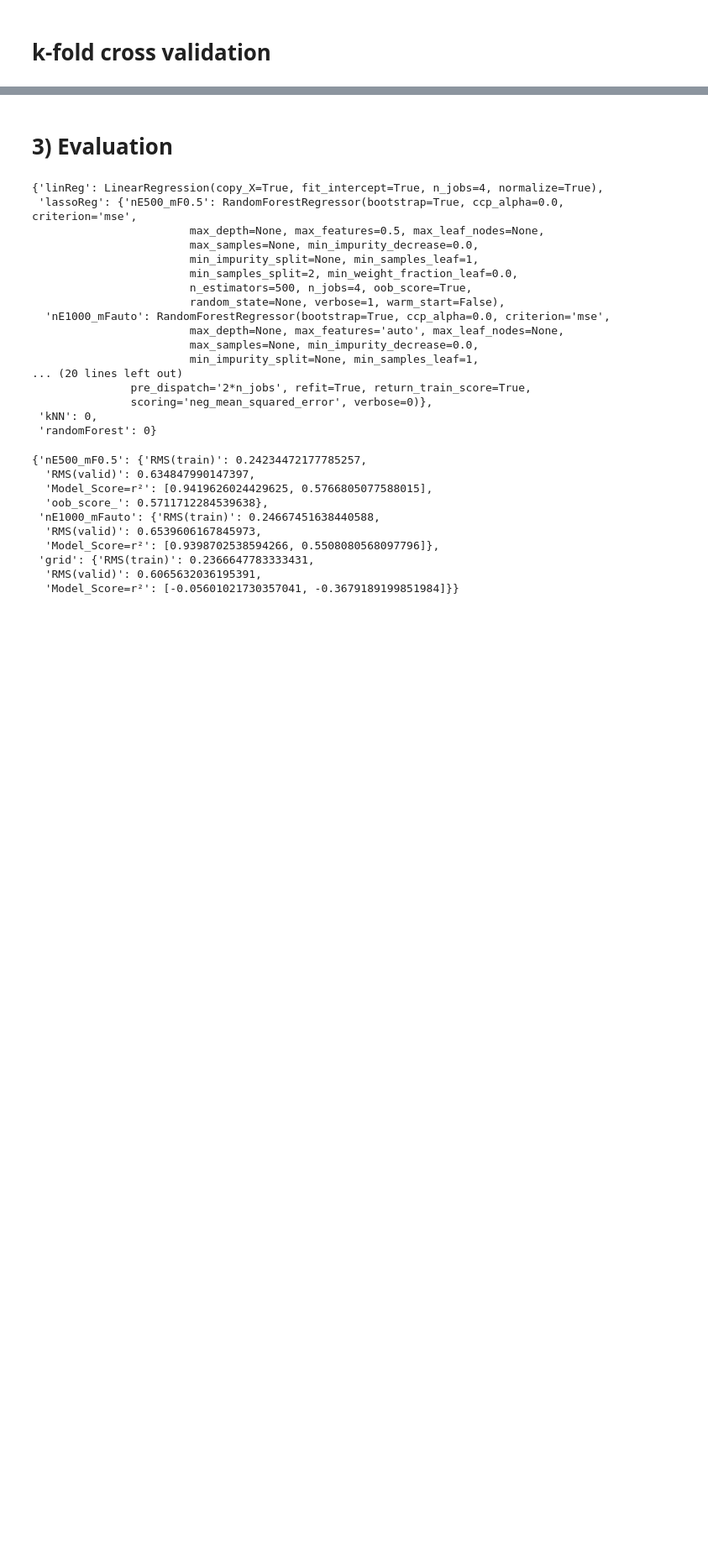
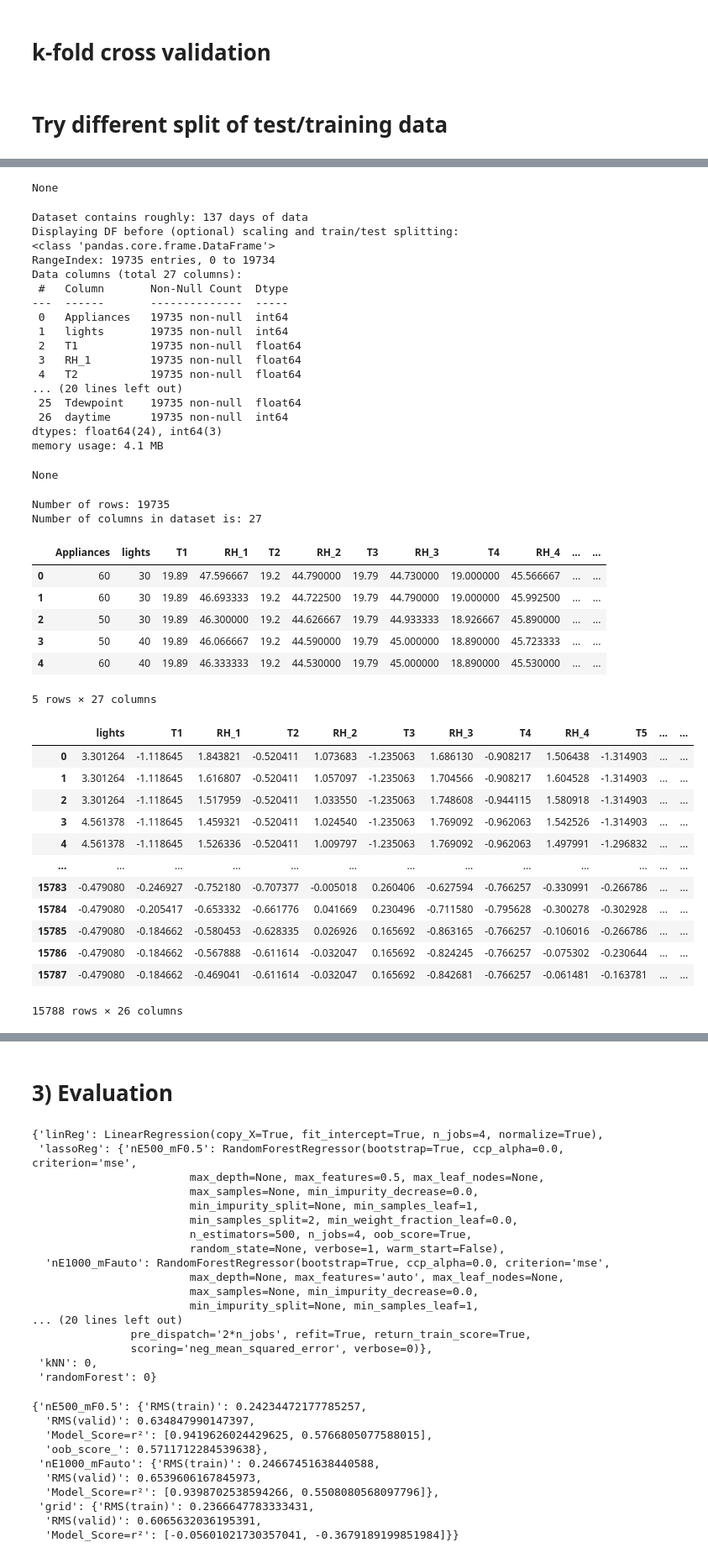
Before and after one commit to GenosW/ml-exercises, a Jupyter notebook: exercise1/energy.ipynb, the cells around one changed output, grey strips where cells are left out. Shown at 84% size. Saved outputs shown, nothing was run; the diff lists cells and outputs as text; code cells hidden in the pictures; blank space fills up the shorter version.

Commit message:
energy complete

```diff
--- a/exercise1/energy.ipynb
+++ b/exercise1/energy.ipynb
@@ -660,7 +634,7 @@ def preprocess_EnergySet(df_raw, split='random', seed=42, train_size=0.8, scale=
         train, test = train_test_split(df,test_size=1-train_size,random_state=seed)
         return train, test
     elif split=='days':
-        train, test = train_test_split(df_raw,test_size=0.2, shuffle=False)
+        train, test = train_test_split(df,test_size=0.2, shuffle=False)
         return train, test
     else:
         return df
@@ -1459,3 +1435,12 @@ model = rf_RD
 scores = cross_val_score(model, X, y, scoring="neg_mean_squared_error", cv=k)
 # %%
 display_scores(rf_rmse_scores)
+# %% [markdown]
+# Try different split of test/training data
+# %%
+print(f"Target={col_target}")
+trainD, testD = preprocess_EnergySet(df_raw, split='days', train_size=0.8, scale=True)
+X_trainD,Y_trainD = xy_split(trainD, target=col_target)
+X_testD,Y_testD = xy_split(testD, target=col_target)
+X_trainD
+# %% [output]
@@ -1461,0 +1464,41 @@ display_scores(rf_rmse_scores)
+None
+Dataset contains roughly: 137 days of data
+Displaying DF before (optional) scaling and train/test splitting:
+<class 'pandas.core.frame.DataFrame'>
+RangeIndex: 19735 entries, 0 to 19734
+Data columns (total 27 columns):
+ #   Column       Non-Null Count  Dtype
+---  ------       --------------  -----
+ 0   Appliances   19735 non-null  int64
+ 1   lights       19735 non-null  int64
+ 2   T1           19735 non-null  float64
+ 3   RH_1         19735 non-null  float64
+ 4   T2           19735 non-null  float64
+... (20 lines left out)
+ 25  Tdewpoint    19735 non-null  float64
+ 26  daytime      19735 non-null  int64
+dtypes: float64(24), int64(3)
+memory usage: 4.1 MB
+None
+Number of rows: 19735
+Number of columns in dataset is: 27
+|  | Appliances | lights | T1 | RH_1 | T2 | RH_2 | T3 | RH_3 | T4 | RH_4 | ... | ... |
+| 0 | 60 | 30 | 19.89 | 47.596667 | 19.2 | 44.790000 | 19.79 | 44.730000 | 19.000000 | 45.566667 | ... | ... |
+| 1 | 60 | 30 | 19.89 | 46.693333 | 19.2 | 44.722500 | 19.79 | 44.790000 | 19.000000 | 45.992500 | ... | ... |
+| 2 | 50 | 30 | 19.89 | 46.300000 | 19.2 | 44.626667 | 19.79 | 44.933333 | 18.926667 | 45.890000 | ... | ... |
+| 3 | 50 | 40 | 19.89 | 46.066667 | 19.2 | 44.590000 | 19.79 | 45.000000 | 18.890000 | 45.723333 | ... | ... |
+| 4 | 60 | 40 | 19.89 | 46.333333 | 19.2 | 44.530000 | 19.79 | 45.000000 | 18.890000 | 45.530000 | ... | ... |
+5 rows × 27 columns
+|  | lights | T1 | RH_1 | T2 | RH_2 | T3 | RH_3 | T4 | RH_4 | T5 | ... | ... |
+| 0 | 3.301264 | -1.118645 | 1.843821 | -0.520411 | 1.073683 | -1.235063 | 1.686130 | -0.908217 | 1.506438 | -1.314903 | ... | ... |
+| 1 | 3.301264 | -1.118645 | 1.616807 | -0.520411 | 1.057097 | -1.235063 | 1.704566 | -0.908217 | 1.604528 | -1.314903 | ... | ... |
+| 2 | 3.301264 | -1.118645 | 1.517959 | -0.520411 | 1.033550 | -1.235063 | 1.748608 | -0.944115 | 1.580918 | -1.314903 | ... | ... |
+| 3 | 4.561378 | -1.118645 | 1.459321 | -0.520411 | 1.024540 | -1.235063 | 1.769092 | -0.962063 | 1.542526 | -1.314903 | ... | ... |
+| 4 | 4.561378 | -1.118645 | 1.526336 | -0.520411 | 1.009797 | -1.235063 | 1.769092 | -0.962063 | 1.497991 | -1.296832 | ... | ... |
+| ... | ... | ... | ... | ... | ... | ... | ... | ... | ... | ... | ... | ... |
+| 15783 | -0.479080 | -0.246927 | -0.752180 | -0.707377 | -0.005018 | 0.260406 | -0.627594 | -0.766257 | -0.330991 | -0.266786 | ... | ... |
+| 15784 | -0.479080 | -0.205417 | -0.653332 | -0.661776 | 0.041669 | 0.230496 | -0.711580 | -0.795628 | -0.300278 | -0.302928 | ... | ... |
+| 15785 | -0.479080 | -0.184662 | -0.580453 | -0.628335 | 0.026926 | 0.165692 | -0.863165 | -0.766257 | -0.106016 | -0.266786 | ... | ... |
+| 15786 | -0.479080 | -0.184662 | -0.567888 | -0.611614 | -0.032047 | 0.165692 | -0.824245 | -0.766257 | -0.075302 | -0.230644 | ... | ... |
+| 15787 | -0.479080 | -0.184662 | -0.469041 | -0.611614 | -0.032047 | 0.165692 | -0.842681 | -0.766257 | -0.061481 | -0.163781 | ... | ... |
+15788 rows × 26 columns
```
Also changed, not shown: parts of 20 cells of this notebook, 3 other files.
